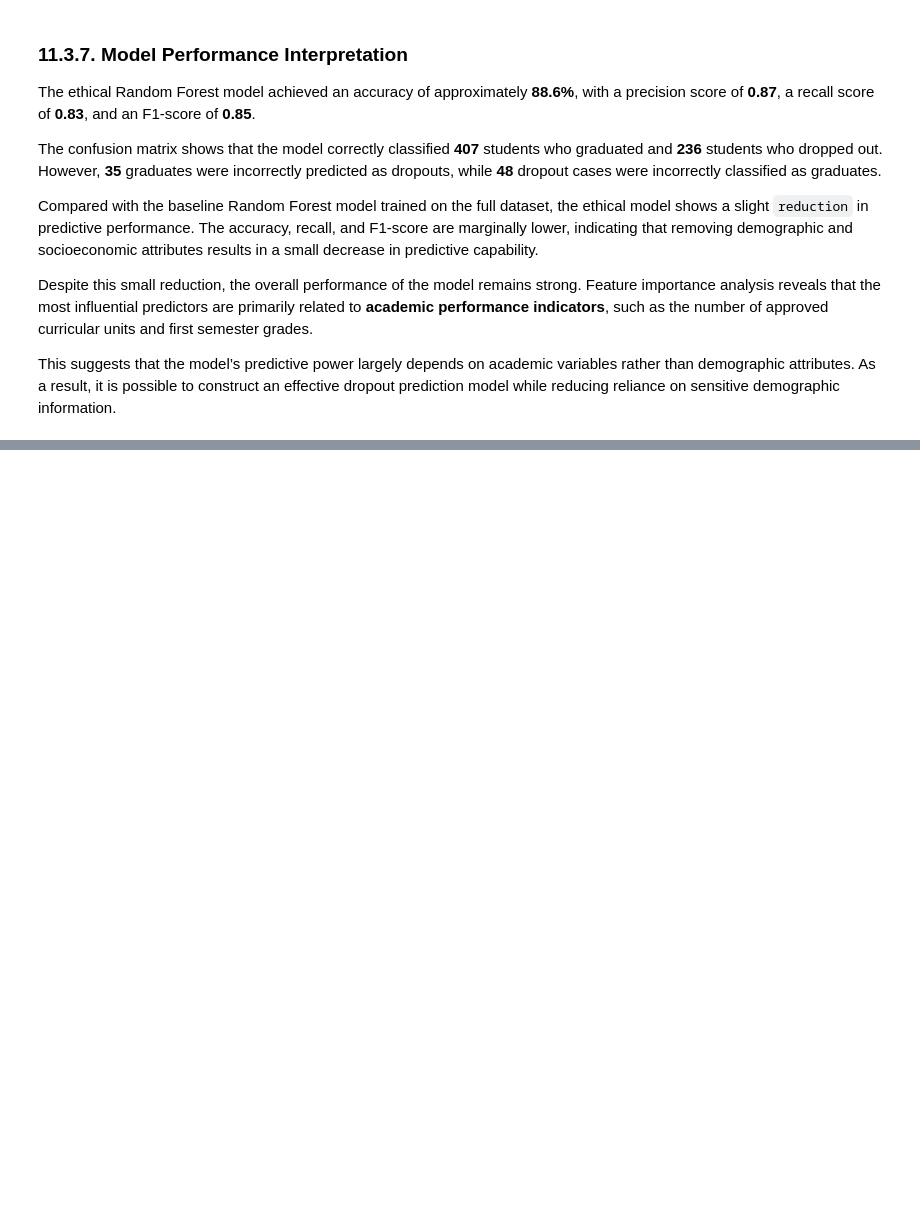
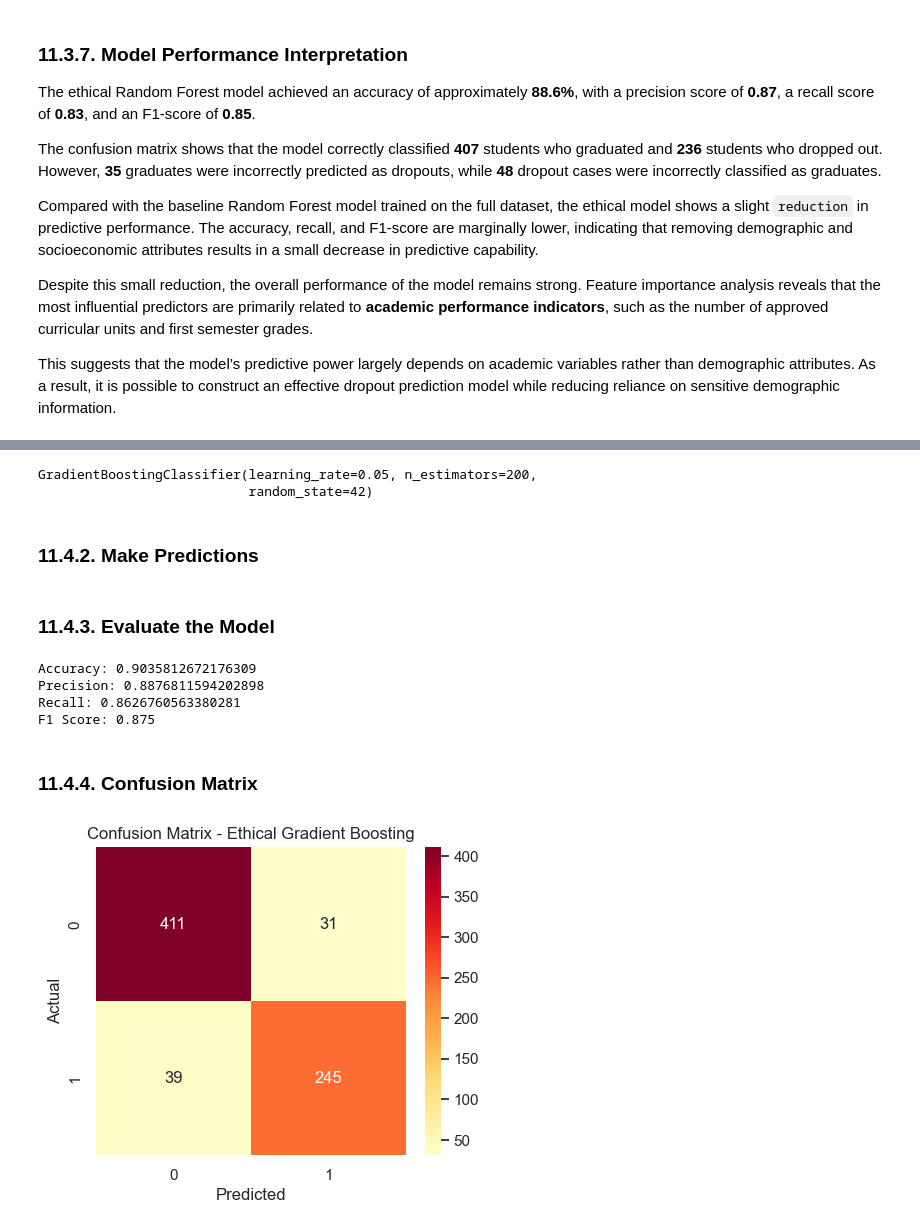
Before and after one commit to DimitarMalamski/student-dropout-predictor, a Jupyter notebook: notebooks/dropout_predictor.ipynb, the cells around one changed output, grey strips where cells are left out. Saved outputs shown, nothing was run; the diff lists cells and outputs as text; code cells hidden in the pictures; blank space fills up the shorter version.

Commit message:
Training an Ethical Gradient Boosting

```diff
--- a/notebooks/dropout_predictor.ipynb
+++ b/notebooks/dropout_predictor.ipynb
@@ -1096,0 +1107,50 @@ This suggests that the model’s predictive power largely depends on academic va
+# %%
+# Initialize ethical Gradient Boosting model
+gb_model_eth = GradientBoostingClassifier(
+  n_estimators=200,
+  learning_rate=0.05,
+  random_state=42
+)
+
+# Train the model
+gb_model_eth.fit(X_train_eth, y_train_eth)
+# %% [output]
+GradientBoostingClassifier(learning_rate=0.05, n_estimators=200,
+                           random_state=42)
+# %% [markdown]
+### 11.4.2. Make Predictions
+# %%
+# Predict on test set
+gb_pred_eth = gb_model_eth.predict(X_test_eth)
+# %% [markdown]
+### 11.4.3. Evaluate the Model
+# %%
+gb_eth_accuracy = accuracy_score(y_test_eth, gb_pred_eth)
+gb_eth_precision = precision_score(y_test_eth, gb_pred_eth)
+gb_eth_recall = recall_score(y_test_eth, gb_pred_eth)
+gb_eth_f1 = f1_score(y_test_eth, gb_pred_eth)
+
+print("Accuracy:", gb_eth_accuracy)
+print("Precision:", gb_eth_precision)
+print("Recall:", gb_eth_recall)
+print("F1 Score:", gb_eth_f1)
+# %% [output]
+Accuracy: 0.9035812672176309
+Precision: 0.8876811594202898
+Recall: 0.8626760563380281
+F1 Score: 0.875
+# %% [markdown]
+### 11.4.4. Confusion Matrix
+# %%
+gb_cm_eth = confusion_matrix(y_test_eth, gb_pred_eth)
+
+plt.figure(figsize=(5,4))
+sns.heatmap(gb_cm_eth, annot=True, fmt="d", cmap="YlOrRd")
+
+plt.xlabel("Predicted")
+plt.ylabel("Actual")
+plt.title("Confusion Matrix - Ethical Gradient Boosting")
+
+plt.show()
+# %% [output]
+[figure, added]
```
Also changed, not shown: parts of 2 cells of this notebook.
